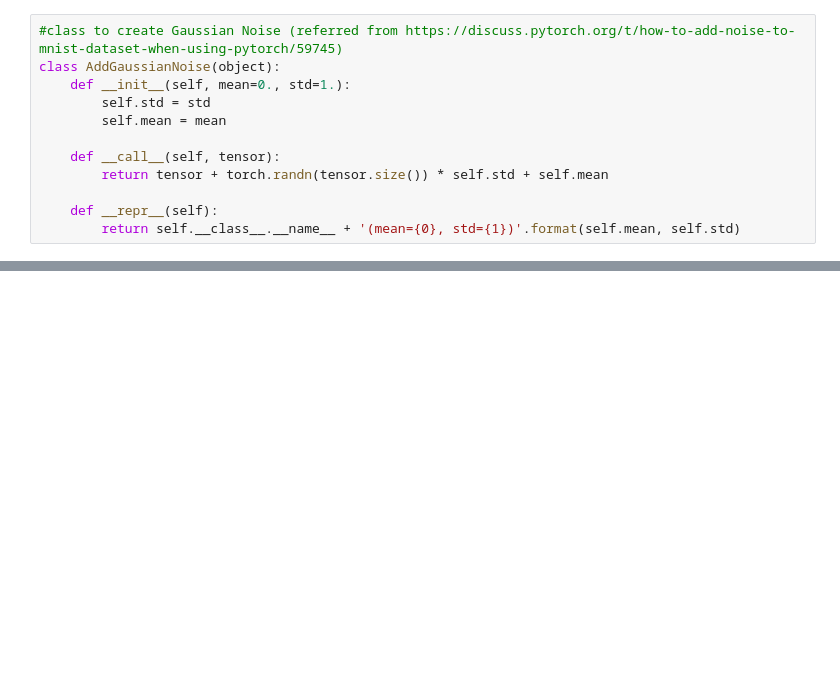
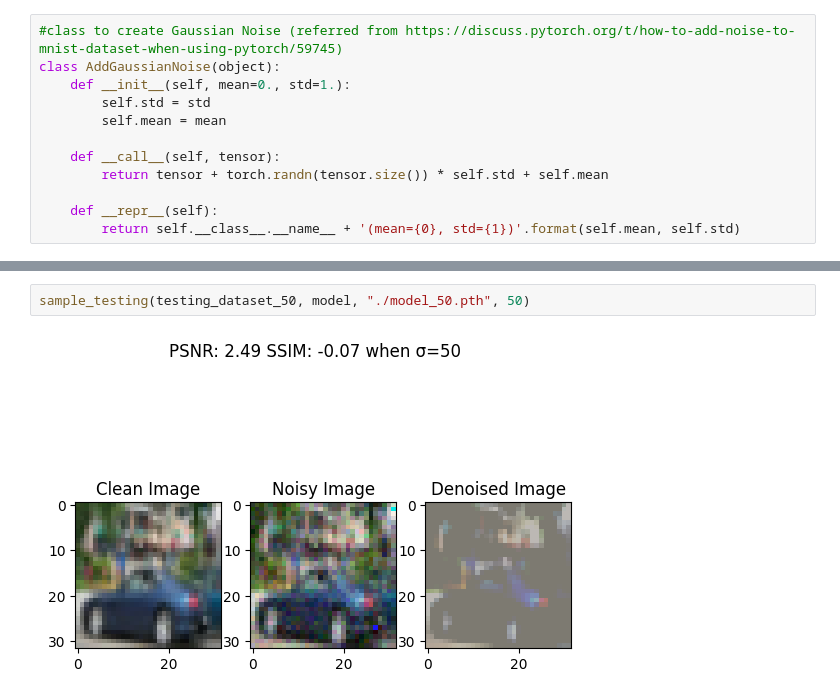
Before and after one commit to negiutsav9/R2R-ECE50024, a Jupyter notebook: Checkpoint_3.ipynb, the cells around one changed output, grey strips where cells are left out. Drawn from its saved outputs; the diff is of its cells as text; blank space fills up the shorter version.

```diff
--- a/Checkpoint_3.ipynb
+++ b/Checkpoint_3.ipynb
@@ -56,0 +226,4 @@ class dCNN(torch.nn.Module):
+# %%
+sample_testing(testing_dataset_50, model, "./model_50.pth", 50)
+# %% [output]
+[figure, added]
```
Also changed, not shown: parts of 15 cells of this notebook.
